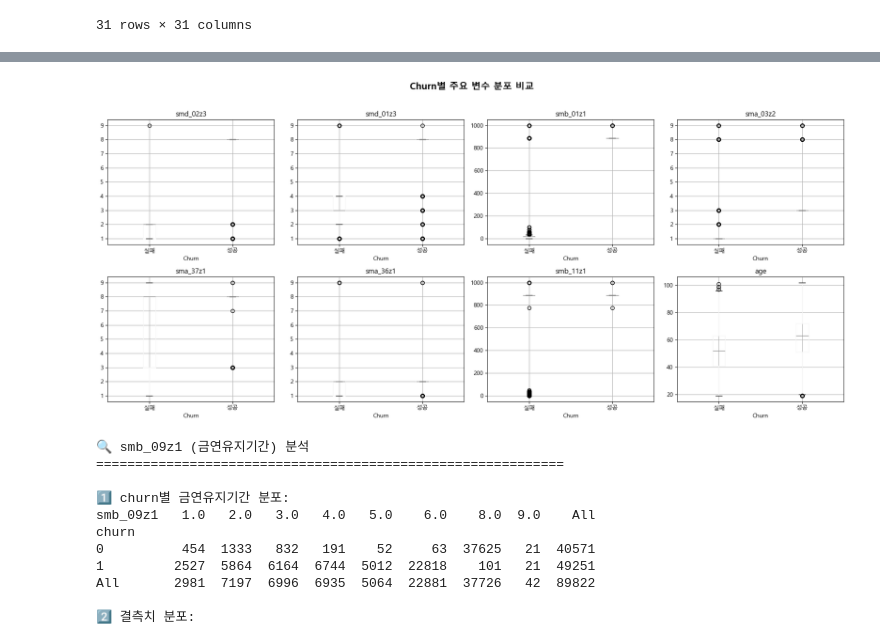
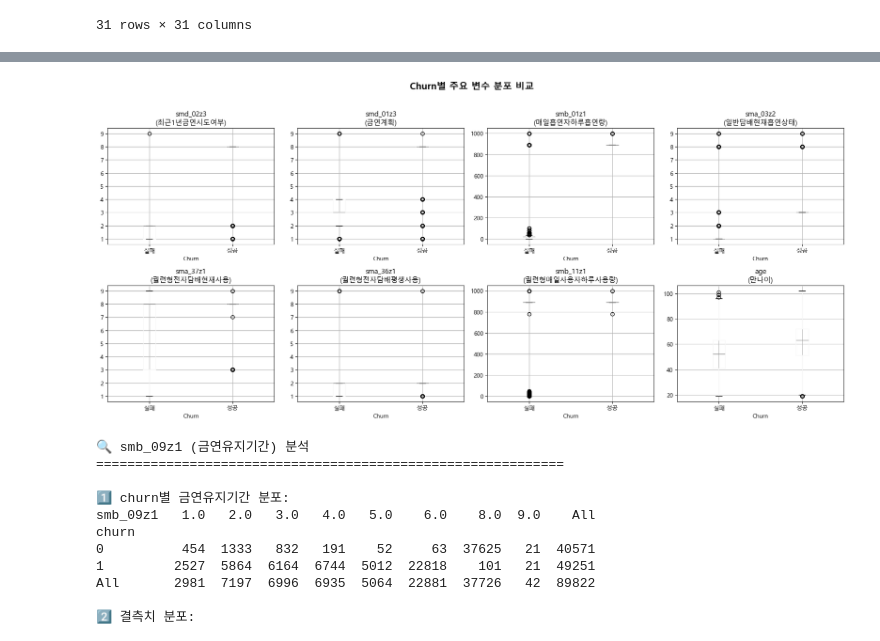
Before and after one commit to SKNetworks-AI19-250818/SKN19-2nd-2Team, a Jupyter notebook: notebooks/vfxpedia/eda/01_data_overview.ipynb, the cells around one changed output, grey strips where cells are left out. Cells and saved outputs as stored; diff of their text form; code cells hidden in the pictures.

Commit message:
fix: variable.csv 디코딩에 쓰일 데이터정리, eda 백업 및 정리

```diff
--- a/notebooks/vfxpedia/eda/01_data_overview.ipynb
+++ b/notebooks/vfxpedia/eda/01_data_overview.ipynb
@@ -62,11 +59,21 @@ data
 ### **Phase 0: 데이터 전체 이해**
 # %%
 # 라이브러리 임포트
+import sys
+import os
 import pandas as pd
 import numpy as np
 import matplotlib.pyplot as plt
 import seaborn as sns
 import warnings
+
+# 프로젝트 루트를 Python 경로에 추가
+project_root = os.path.abspath('../../..')
+if project_root not in sys.path:
+    sys.path.insert(0, project_root)
+
+# Variable Decoder 임포트
+from notebooks.vfxpedia.utils.variable_decoder import VariableDecoder
 
 # 설정
 warnings.filterwarnings('ignore')
@@ -77,5 +84,9 @@ sns.set_palette("husl")
 # 데이터 로드
 data = pd.read_csv("../../../data/analy_data.csv")
 print("✅ 데이터 로드 완료")
+
+# VariableDecoder 초기화
+decoder = VariableDecoder()
+print("✅ Variable Decoder 초기화 완료")
 # %% [output]
 ✅ 데이터 로드 완료
@@ -550,24 +569,25 @@ display(negative_df)
 # %%
 # 주요 숫자형 변수 박스플롯 (샘플링)
 # churn과 상관관계 높은 상위 8개 변수 선택
 top_vars = churn_corr.head(9).index.tolist()  # churn 제외 8개
 top_vars.remove('churn')
 
 fig, axes = plt.subplots(2, 4, figsize=(18, 8))
 axes = axes.flatten()
 
 for i, col in enumerate(top_vars[:8]):
     data.boxplot(column=col, by='churn', ax=axes[i])
-    axes[i].set_title(f'{col}')
+    var_label = decoder.get_variable_label(col)
+    axes[i].set_title(f'{col}\n({var_label})')
     axes[i].set_xlabel('Churn')
     plt.sca(axes[i])
     plt.xticks([1, 2], ['실패', '성공'])
 
 plt.suptitle('Churn별 주요 변수 분포 비교', fontsize=16, fontweight='bold', y=1.02)
 plt.tight_layout()
 plt.show()
 # %% [output]
-[figure, old version]
+[figure, new version]
 # %%
 # Cell 08-04: smb_09z1 음의 상관 원인 파악
 
```
Also changed, not shown: parts of 9 cells of this notebook, 47 other files.
